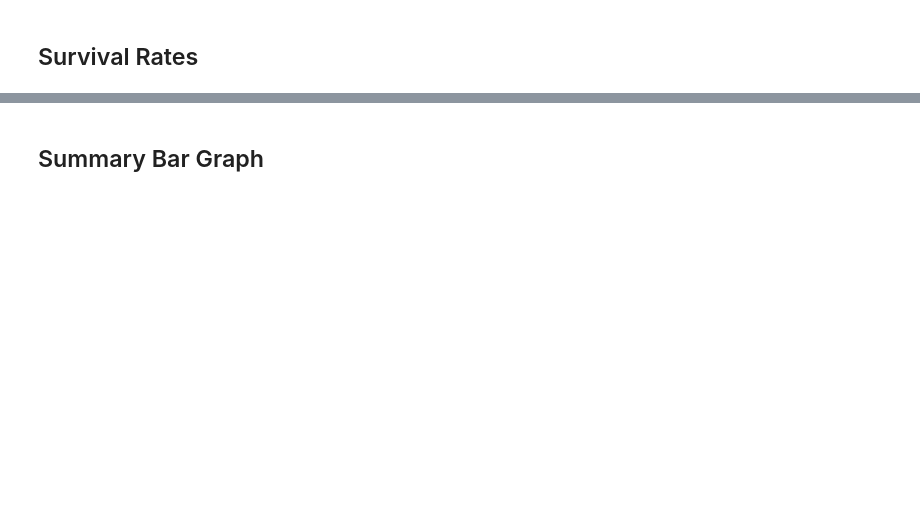
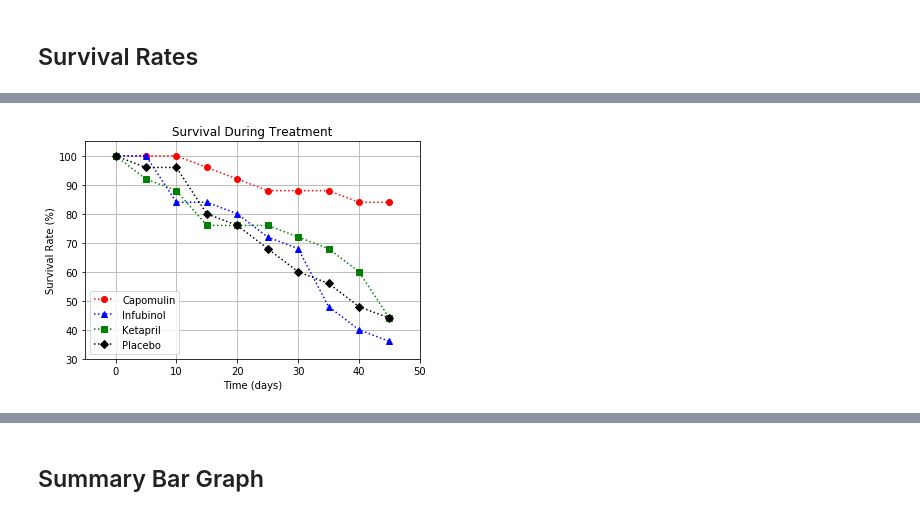
Before and after one commit to macsherwin78/SMU_Homework, a Jupyter notebook: Unit_05_Matplotlib/pymaceuticals_starter-Copy3.ipynb, the cells around one changed output, grey strips where cells are left out. Drawn from its saved outputs; the diff is of its cells as text; code cells hidden in the pictures; blank space fills up the shorter version.

```diff
--- a/Unit_05_Matplotlib/pymaceuticals_starter-Copy3.ipynb
+++ b/Unit_05_Matplotlib/pymaceuticals_starter-Copy3.ipynb
@@ -241,19 +290,24 @@ count_mouse.head()
 # %%
 fig, ax3 = plt.subplots()
 #mouse count
-ax3.errorbar(count_mouse.Timepoint, count_mouse.Capomulin, fmt="o:", color='r')
-ax3.errorbar(count_mouse.Timepoint, count_mouse.Infubinol, fmt="^:", color='b')
-ax3.errorbar(count_mouse.Timepoint, count_mouse.Ketapril, fmt="s:", color='g')
-ax3.errorbar(count_mouse.Timepoint, count_mouse.Placebo, fmt="D:", color='black')
+Capomulin=ax3.errorbar(count_mouse.Timepoint, count_mouse.Capomulin, fmt="o:", color='r', label = 'Capomulin')
+Infubinol=ax3.errorbar(count_mouse.Timepoint, count_mouse.Infubinol, fmt="^:", color='b', label = 'Infubinol')
+Ketapril=ax3.errorbar(count_mouse.Timepoint, count_mouse.Ketapril, fmt="s:", color='g', label = 'Ketapril')
+Placebo=ax3.errorbar(count_mouse.Timepoint, count_mouse.Placebo, fmt="D:", color='black', label = 'Placebo')
 
 ax3.set_xlim(-5, 50)
-ax.set_ylim(30, 105)
+ax3.set_ylim(30, 105)
 ax3.set_title("Survival During Treatment")
 ax3.set_xlabel("Time (days)")
 ax3.set_ylabel("Survival Rate (%)")
+
+ax3.legend(handles=[Capomulin,Infubinol,Ketapril,Placebo], loc="best")
+
 ax3.grid()
 
 # Save the Figure
 plt.savefig('Survival During Treatment.png')
 
 plt.show()
+# %% [output]
+[figure, added]
```
Also changed, not shown: parts of 15 cells of this notebook.
